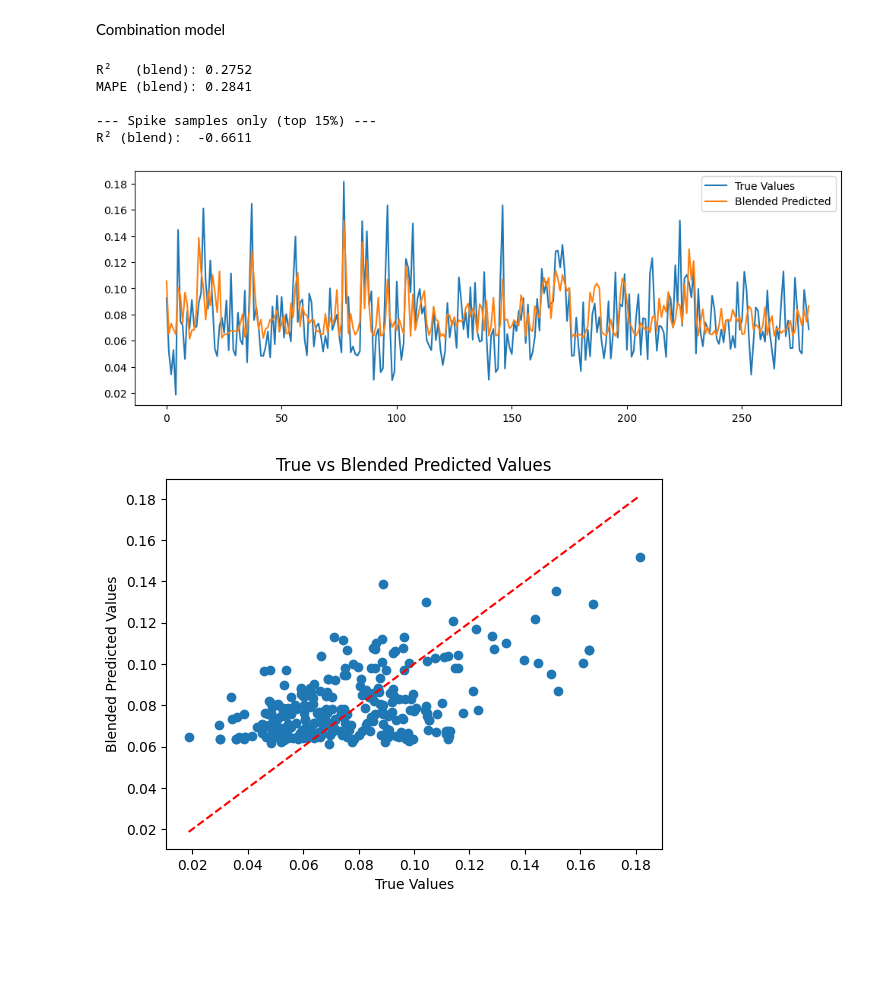
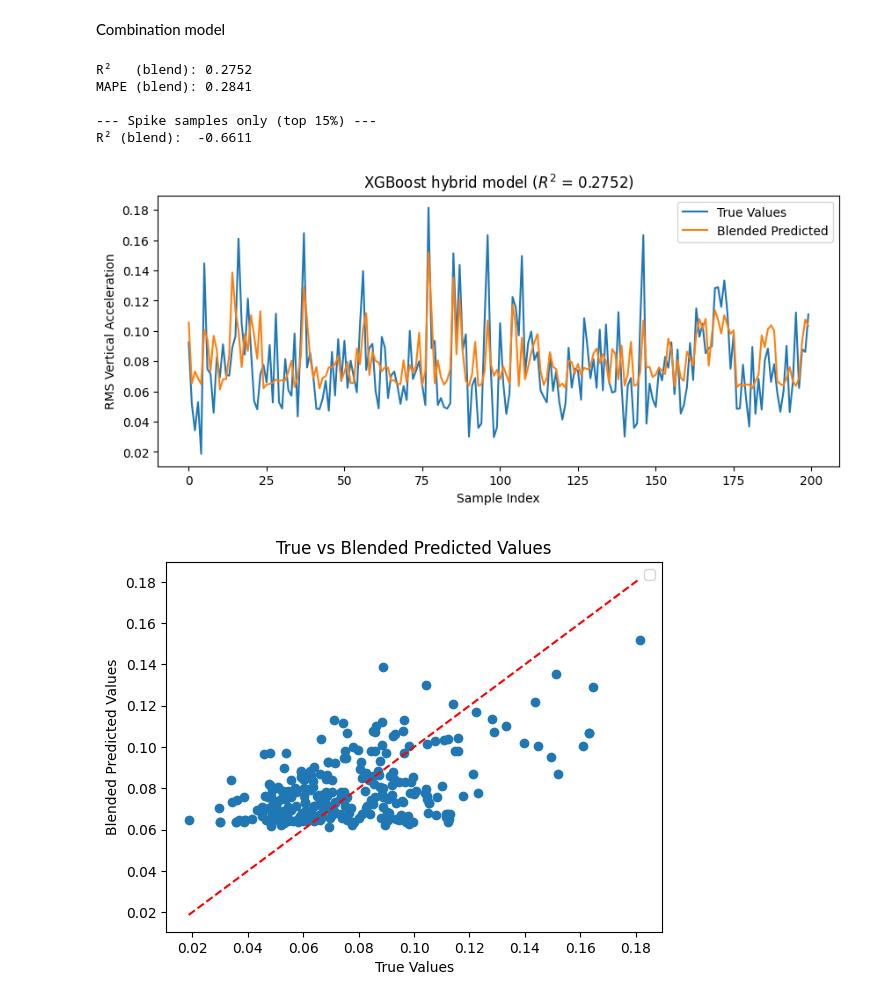
Before and after one commit to Rallermus/AppML-Final-Project, a Jupyter notebook: Rasmus/XGBoostRasmus.ipynb, the cells around one changed output. Cells and saved outputs as stored; diff of their text form; code cells hidden in the pictures; blank space fills up the shorter version.

```diff
--- a/Rasmus/XGBoostRasmus.ipynb
+++ b/Rasmus/XGBoostRasmus.ipynb
@@ -402,37 +386,41 @@ model_spike.fit(
 
 def predict_blend(X, blend_sharpness=10):
     spike_prob  = classifier.predict_proba(X)[:, 1]  # 0–1 probability of being a spike
     pred_mean   = model_mean.predict(X)
     pred_spike  = model_spike.predict(X)
 
     # Soft blend: weight = sigmoid-sharpened spike probability
     # blend_sharpness controls how hard the switch is (higher = more binary)
     weight = 1 / (1 + np.exp(-blend_sharpness * (spike_prob - 0.5)))
 
     return (1 - weight) * pred_mean + weight * pred_spike
 
 y_pred_blend = predict_blend(X_test, BLEND_SHARPNESS)
 
 print(f"R²   (blend): {r2_score(y_test, y_pred_blend):.4f}")
 print(f"MAPE (blend): {mean_absolute_percentage_error(y_test, y_pred_blend):.4f}")
 
 # Compare spike-specific performance
 print(f"\n--- Spike samples only (top 15%) ---")
 print(f"R² (blend):  {r2_score(y_test[spike_test==1], y_pred_blend[spike_test==1]):.4f}")
 
 x_axis = np.arange(len(y_test))
-plt.figure(figsize=(12,4))
-plt.plot(x_axis[:300], y_test[:300], label="True Values")
-plt.plot(x_axis[:300], y_pred_blend[:300], label="Blended Predicted")
+plt.figure(figsize=(10,4))
+plt.plot(x_axis[:200], y_test[:200], label="True Values")
+plt.plot(x_axis[:200], y_pred_blend[:200], label="Blended Predicted")
+plt.xlabel('Sample Index')
+plt.ylabel('RMS Vertical Acceleration')
 plt.legend()
+plt.title(f'XGBoost hybrid model ($R^2$ = {r2_score(y_test, y_pred_blend):.4f})')
+plt.savefig('xgb_blend_predictions_full.png')
 plt.show()
 # %% [output]
 R²   (blend): 0.2752
 MAPE (blend): 0.2841
 
 --- Spike samples only (top 15%) ---
 R² (blend):  -0.6611
-[figure, old version]
+[figure, new version]
 # %%
 plt.plot(y_test, y_pred_blend, 'o')
 plt.plot([y_test.min(), y_test.max()], [y_test.min(), y_test.max()], 'r--')
```
Also changed, not shown: parts of 9 cells of this notebook, 10 other files.
